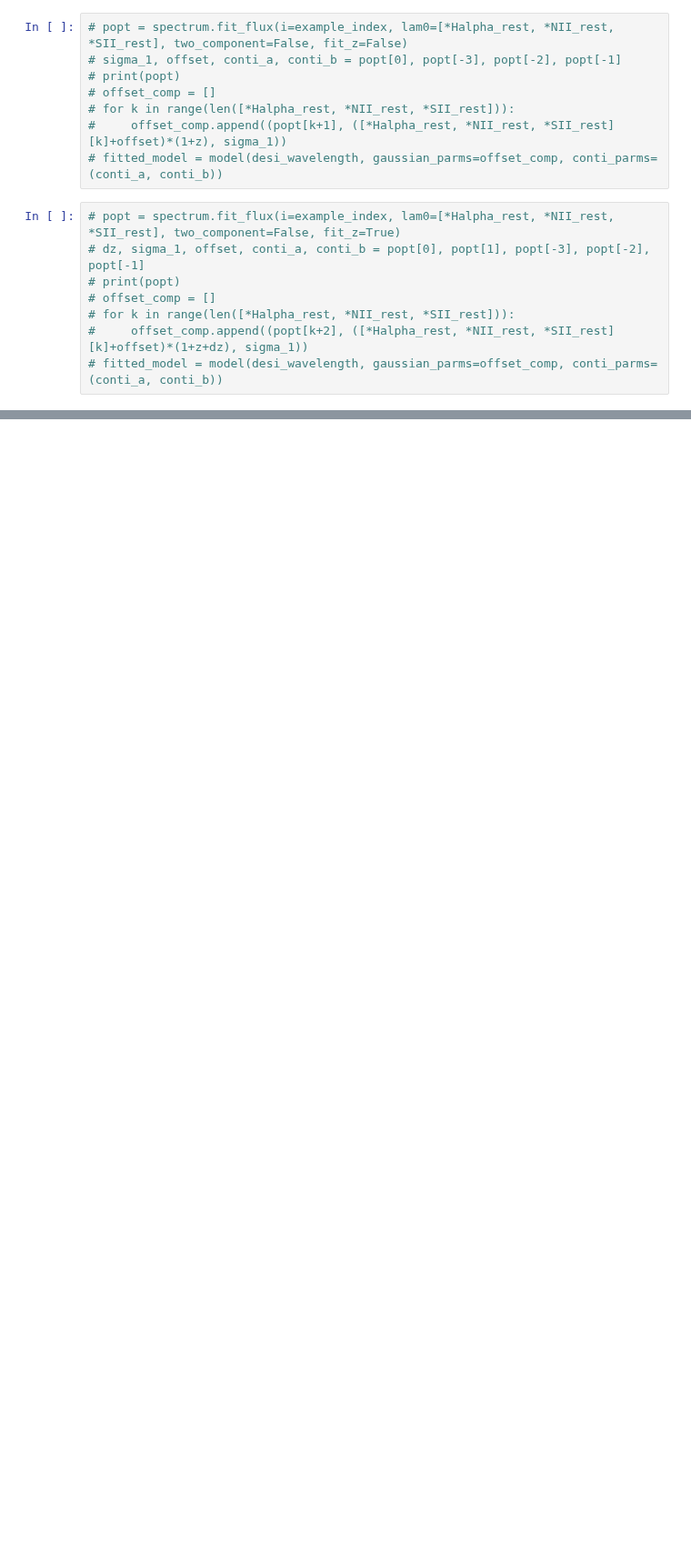
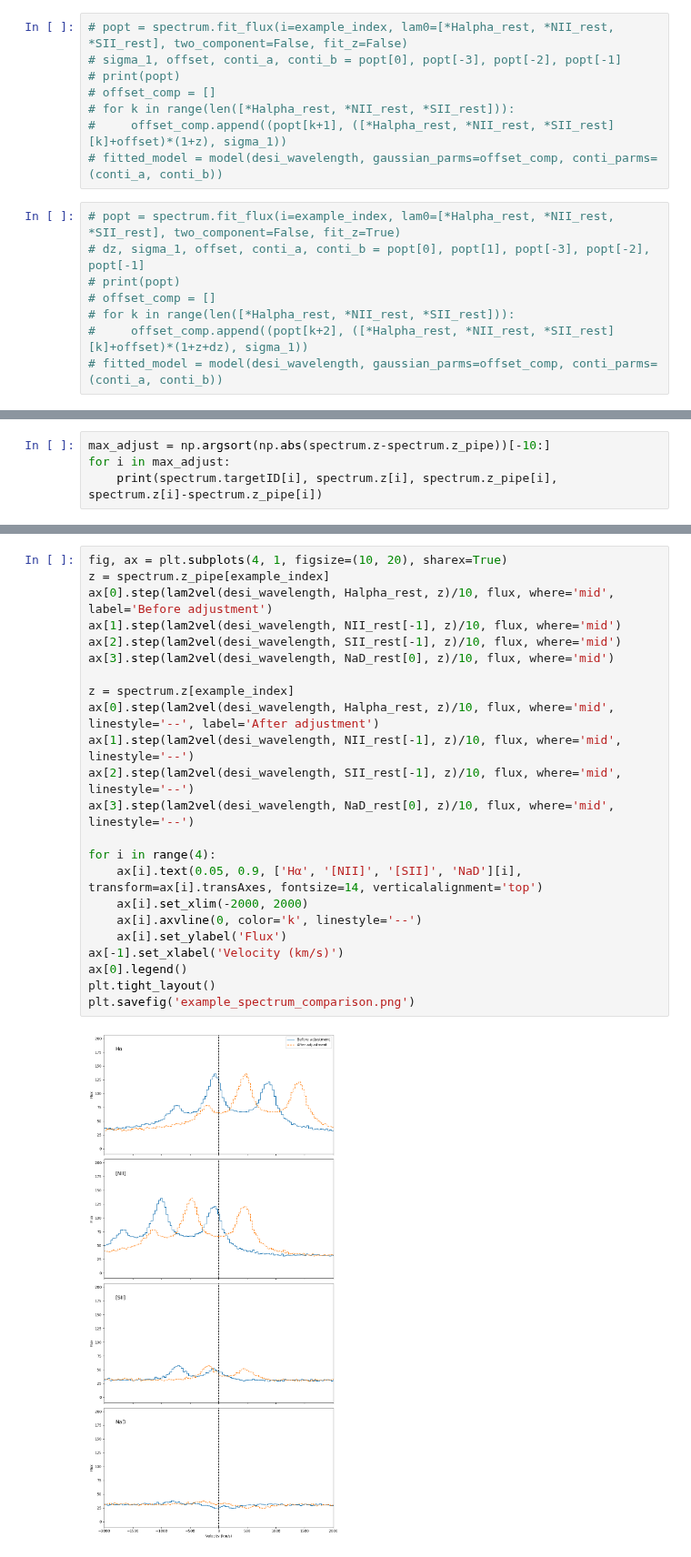
Before and after one commit to hyp0515/searching_inflow, a Jupyter notebook: example.ipynb, the cells around one changed output, grey strips where cells are left out. Shown at 91% size. Saved outputs shown, nothing was run; the diff lists cells and outputs as text; blank space fills up the shorter version.

```diff
--- a/example.ipynb
+++ b/example.ipynb
@@ -115,0 +151,4 @@ plt.ylim(bottom=0)
+# %%
+max_adjust = np.argsort(np.abs(spectrum.z-spectrum.z_pipe))[-10:]
+for i in max_adjust:
+    print(spectrum.targetID[i], spectrum.z[i], spectrum.z_pipe[i], spectrum.z[i]-spectrum.z_pipe[i])
@@ -142,0 +293,25 @@ plt.ylim(bottom=0)
+# %%
+fig, ax = plt.subplots(4, 1, figsize=(10, 20), sharex=True)
+z = spectrum.z_pipe[example_index]
+ax[0].step(lam2vel(desi_wavelength, Halpha_rest, z)/10, flux, where='mid', label='Before adjustment')
+ax[1].step(lam2vel(desi_wavelength, NII_rest[-1], z)/10, flux, where='mid')
+ax[2].step(lam2vel(desi_wavelength, SII_rest[-1], z)/10, flux, where='mid')
+ax[3].step(lam2vel(desi_wavelength, NaD_rest[0], z)/10, flux, where='mid')
+
+z = spectrum.z[example_index]
+ax[0].step(lam2vel(desi_wavelength, Halpha_rest, z)/10, flux, where='mid', linestyle='--', label='After adjustment')
+ax[1].step(lam2vel(desi_wavelength, NII_rest[-1], z)/10, flux, where='mid', linestyle='--')
+ax[2].step(lam2vel(desi_wavelength, SII_rest[-1], z)/10, flux, where='mid', linestyle='--')
+ax[3].step(lam2vel(desi_wavelength, NaD_rest[0], z)/10, flux, where='mid', linestyle='--')
+
+for i in range(4):
+    ax[i].text(0.05, 0.9, ['Hα', '[NII]', '[SII]', 'NaD'][i], transform=ax[i].transAxes, fontsize=14, verticalalignment='top')
+    ax[i].set_xlim(-2000, 2000)
+    ax[i].axvline(0, color='k', linestyle='--')
+    ax[i].set_ylabel('Flux')
+ax[-1].set_xlabel('Velocity (km/s)')
+ax[0].legend()
+plt.tight_layout()
+plt.savefig('example_spectrum_comparison.png')
+# %% [output]
+[figure, added]
```
Also changed, not shown: parts of 21 cells of this notebook, 3 other files.
